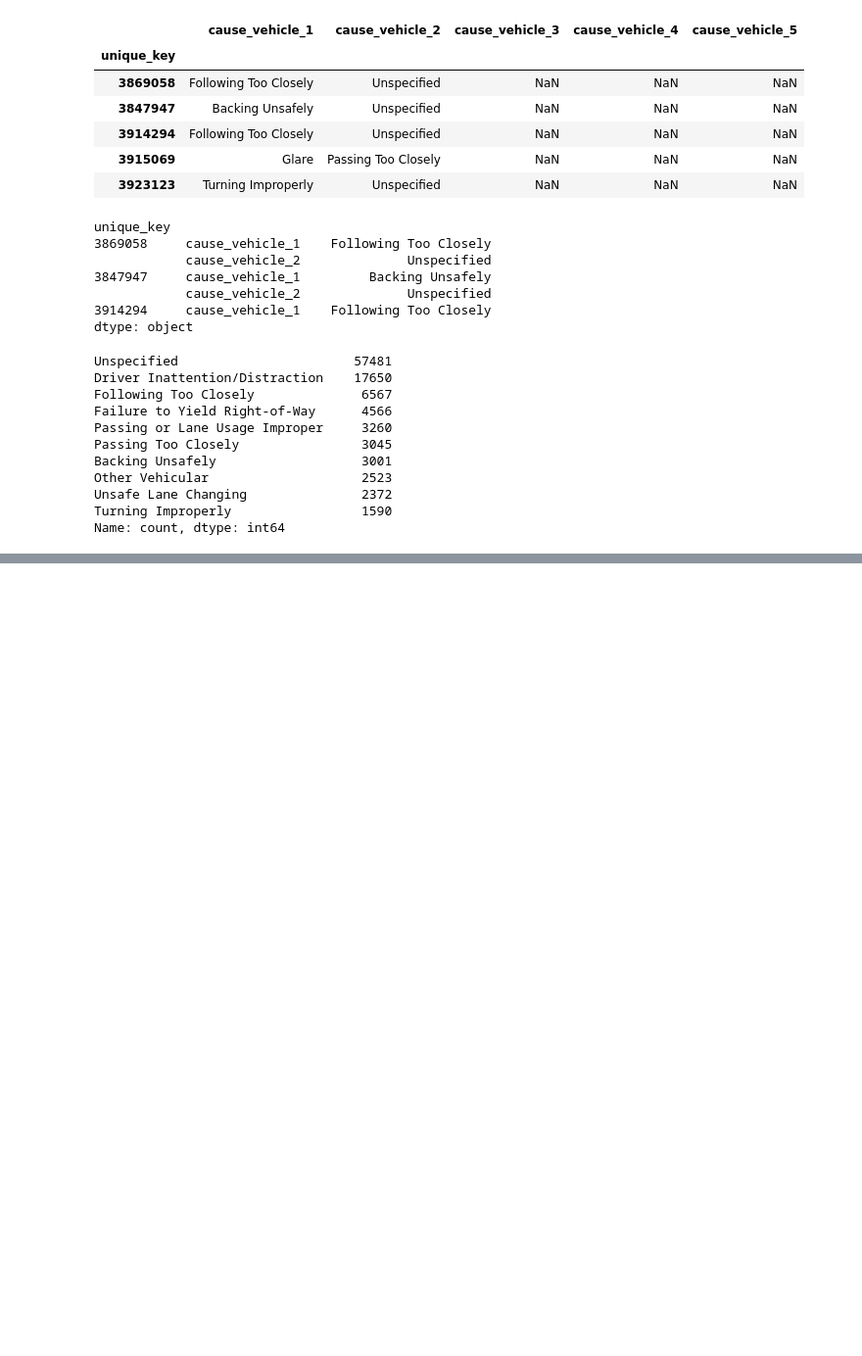
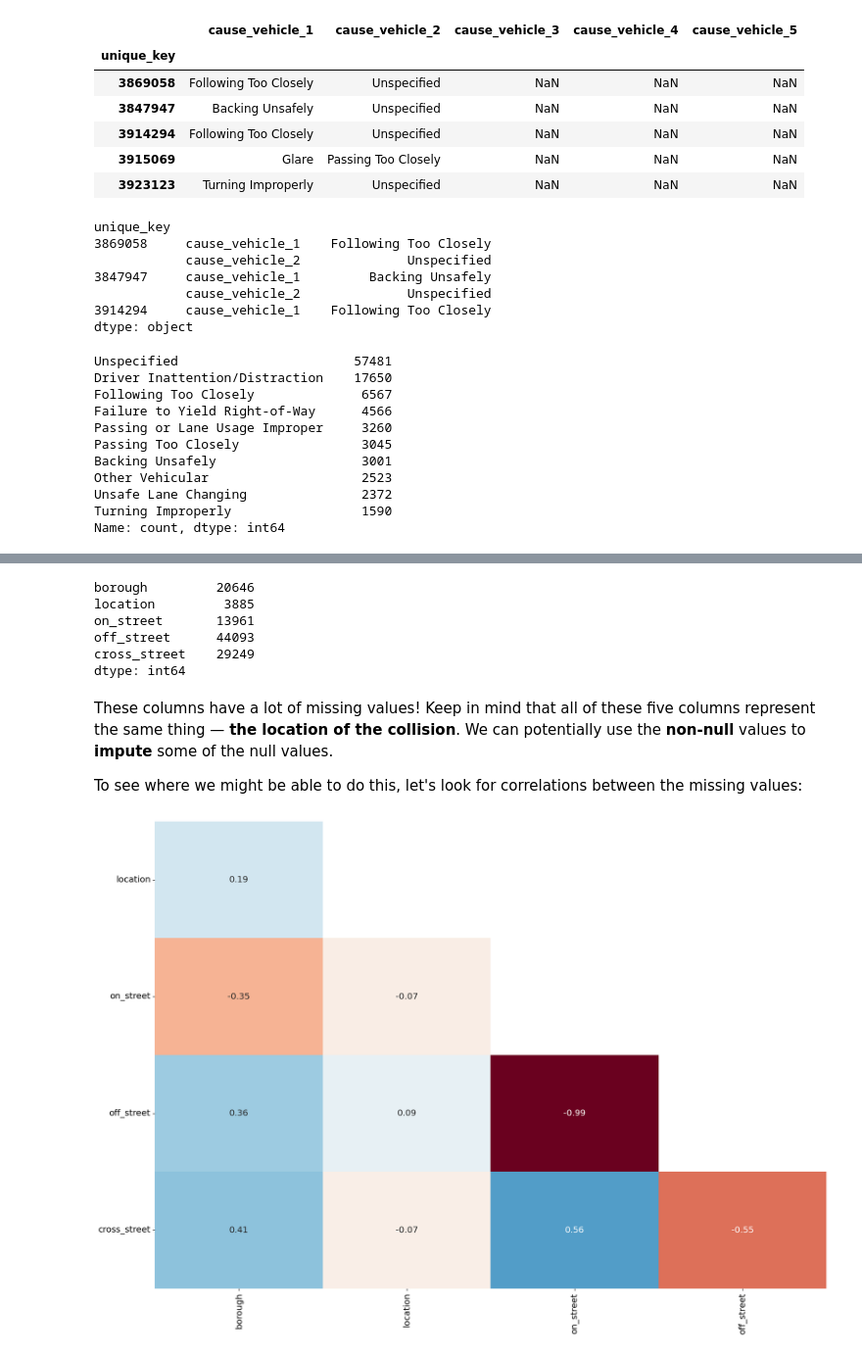
Before and after one commit to TomazFilgueira/Dq_Datascientist, a Jupyter notebook: 04_Data_Cleaning/04_2_Advanced_data_cleaning/4_Working_with_missing_data.ipynb, the cells around one changed output, grey strips where cells are left out. Shown at 98% size. Saved outputs shown, nothing was run; the diff lists cells and outputs as text; code cells hidden in the pictures; blank space fills up the shorter version.

```diff
--- a/04_Data_Cleaning/04_2_Advanced_data_cleaning/4_Working_with_missing_data.ipynb
+++ b/04_Data_Cleaning/04_2_Advanced_data_cleaning/4_Working_with_missing_data.ipynb
@@ -510,0 +633,4 @@ Name: count, dtype: int64
+# %%
+loc_cols = ['borough', 'location', 'on_street', 'off_street', 'cross_street']
+location_data = mvc[loc_cols]
+location_data.head()
@@ -510,0 +645,18 @@ Name: count, dtype: int64
+# %%
+#look at counts of the null values in each column:
+print(location_data.isnull().sum())
+# %% [output]
+borough         20646
+location         3885
+on_street       13961
+off_street      44093
+cross_street    29249
+dtype: int64
+# %% [markdown]
+These columns have a lot of missing values! Keep in mind that all of these five columns represent the same thing — **the location of the collision**. We can potentially use the **non-null** values to **impute** some of the null values.
+
+To see where we might be able to do this, let's look for correlations between the missing values:
+# %%
+plot_null_correlations(location_data)
+# %% [output]
+[figure, added]
```
Also changed, not shown: parts of 19 cells of this notebook.
